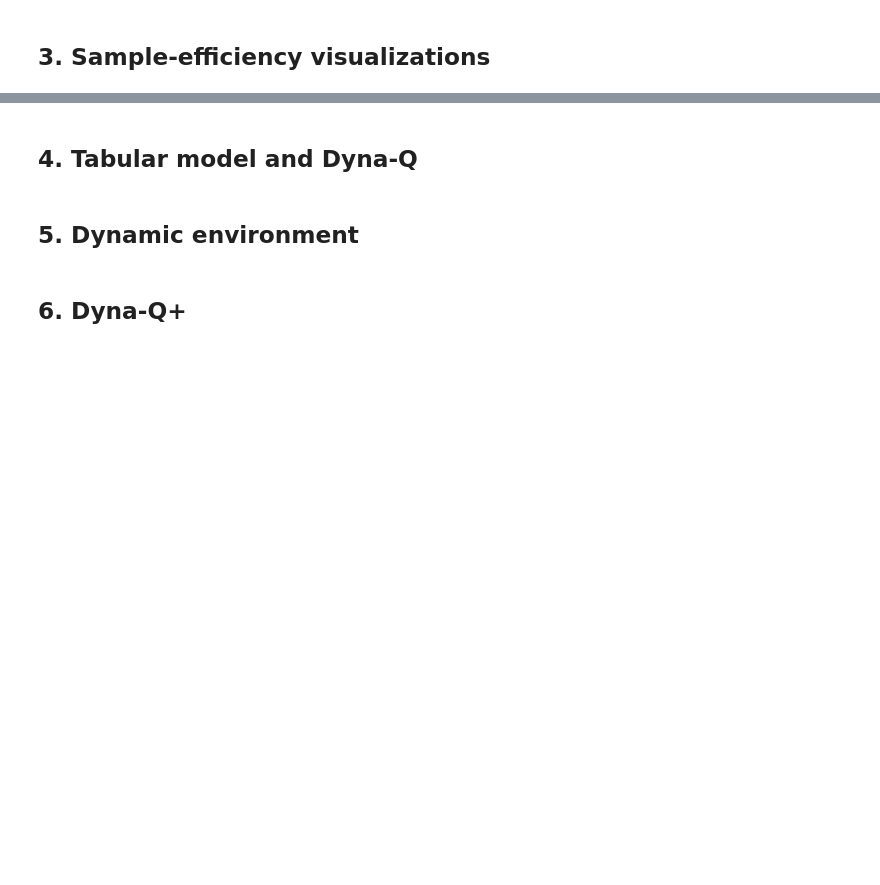
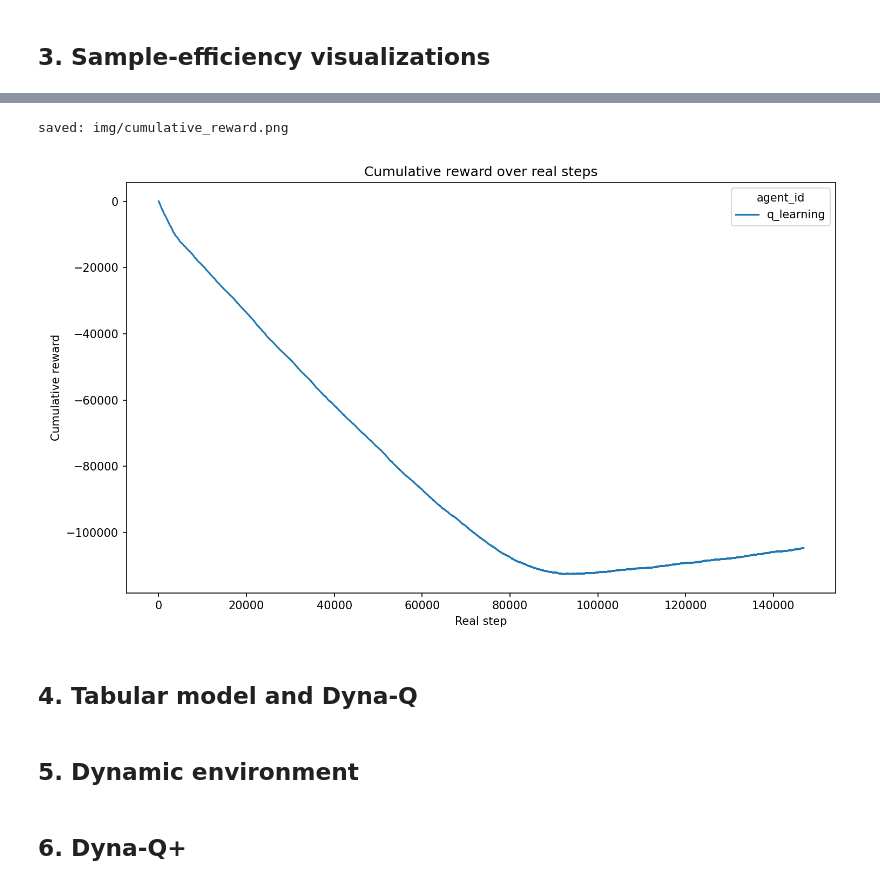
Before and after one commit to craig-rudman/MSDS684, a Jupyter notebook: W7/ipynb/development.ipynb, the cells around one changed output, grey strips where cells are left out. Cells and saved outputs as stored; diff of their text form; code cells hidden in the pictures; blank space fills up the shorter version.

```diff
--- a/W7/ipynb/development.ipynb
+++ b/W7/ipynb/development.ipynb
@@ -272,10 +272,32 @@ First three rows:
 # %%
-# TODO: Build the cumulative-reward-over-real-steps line plot.
+# DONE: Build the cumulative-reward-over-real-steps line plot.
 # Outcome: a function that takes a tidy traces DataFrame, computes per-run
 # cumulative reward, and renders a seaborn line plot with one curve per agent
 # (mean across seeds, 95% CI band). Saves to img/cumulative_reward.png. The
 # data prep step is unit-tested for shape; the rendering is smoke-tested for
 # file existence.
+
+import sys
+from pathlib import Path
+
+sys.path.insert(0, str(Path.cwd().parent / "src"))
+
+from IPython.display import Image
+from load_traces import load_traces
+from visualizations import plot_cumulative_reward
+
+q_learning_dir = Path.cwd().parent / "data" / "q_learning"
+traces = load_traces(q_learning_dir)
+
+img_path = Path.cwd().parent / "img" / "cumulative_reward.png"
+img_path.parent.mkdir(parents=True, exist_ok=True)
+plot_cumulative_reward(traces, img_path)
+
+print(f"saved: {img_path.relative_to(Path.cwd().parent)}")
+Image(filename=str(img_path))
+# %% [output]
+saved: img/cumulative_reward.png
+[figure, added]
 # %%
 # TODO: Build the trailing-50 termination rate line plot (episodes-to-optimal).
 # Outcome: a function that takes a tidy traces DataFrame, computes a per-agent
```
Also changed, not shown: parts of 3 cells of this notebook, 6 other files.
